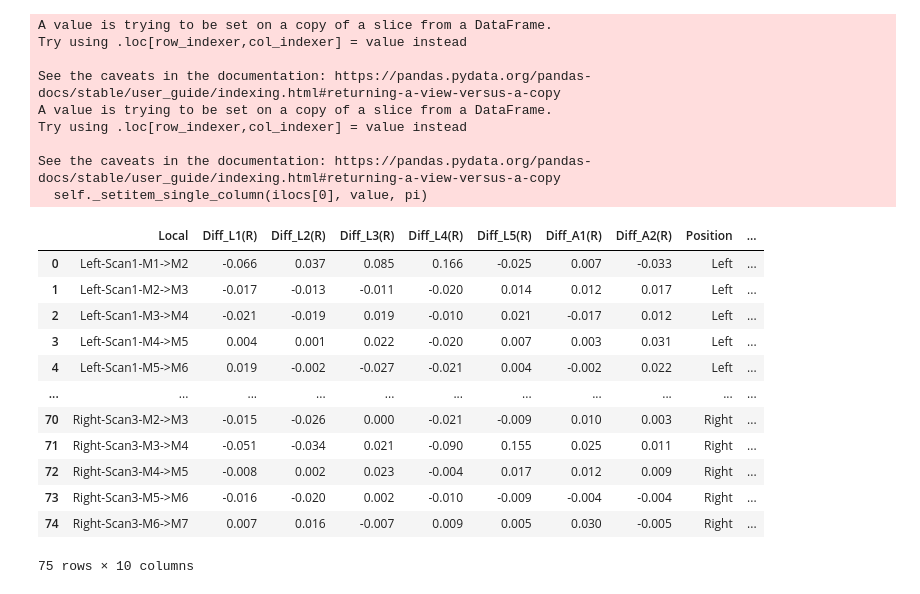
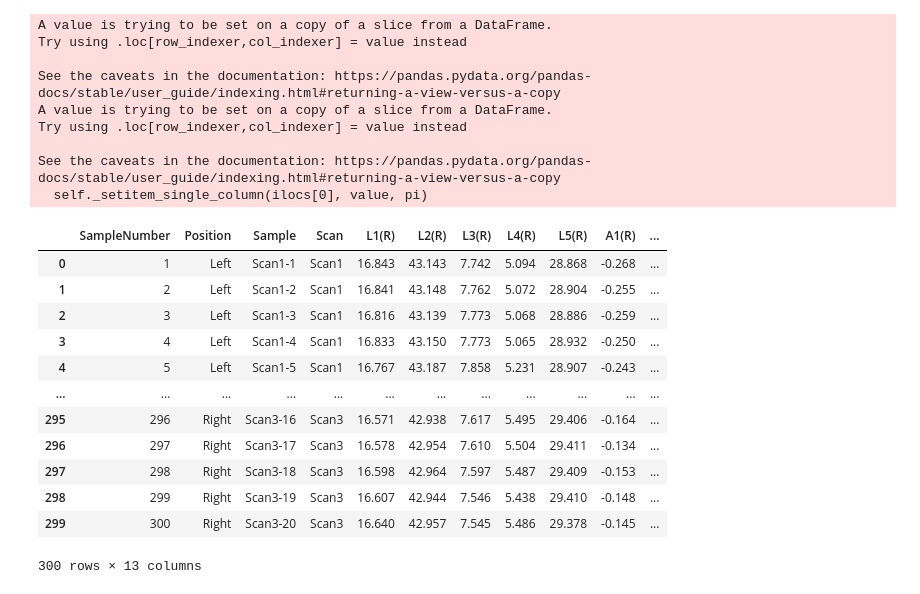
Before and after one commit to adsf98171/code, a Jupyter notebook: Chart_final.ipynb, the cells around one changed output. Drawn from its saved outputs; the diff is of its cells as text; code cells hidden in the pictures.

```diff
--- a/Chart_final.ipynb
+++ b/Chart_final.ipynb
@@ -562,7 +562,26 @@ if __name__ == "__main__":
 #    file_path = file_path.strip().replace('\u202a', '')
 #    df = pd.read_excel(file_path, sheet_name="Control Charts")
     file_path = r'D:\Desktop\charts.xlsx'
-    df = pd.read_excel(file_path)
+    df = pd.read_excel(file_path, sheet_name = "Control Charts")
+
+    scan_subgroup_map_1 = {
+    "Left-Scan1": {"M1": (1, 4), "M2": (5, 9), "M3": (10, 12), "M4": (13, 15), "M5": (16,18), "M6": (19,20)},
+    "Left-Scan2": {"M2": (21, 24), "M3": (25, 26), "M4": (27, 30),"M5": (31, 34), "M6": (35, 36), "M7": (37, 40)},
+    "Left-Scan3": {"M2": (41, 44), "M3": (45, 46), "M4": (47, 50),"M5": (51, 54), "M6": (55, 56), "M7": (57, 60)},
+    "Left-Median-Scan1": {"M2": (61, 64), "M3": (65, 66), "M4": (67, 70),"M5": (71, 74), "M6": (75, 76), "M7": (77, 80)},
+    "Left-Median-Scan2": {"M2": (81, 84), "M3": (85, 86), "M4": (87, 90),"M5": (91, 94), "M6": (95, 96), "M7": (97, 100)},
+    "Left-Median-Scan3": {"M2": (101, 104), "M3": (105, 106), "M4": (107, 110),"M5": (111, 114), "M6": (115, 116), "M7": (117, 120)},
+    "Median-Scan1": {"M2": (121, 124), "M3": (125, 126), "M4": (127, 130),"M5": (131, 134), "M6": (135, 136), "M7": (137, 140)},
+    "Median-Scan2": {"M2": (141, 144), "M3": (145, 146), "M4": (147, 150),"M5": (151, 154), "M6": (155, 156), "M7": (157, 160)},
+    "Median-Scan3": {"M2": (161, 164), "M3": (165, 166), "M4": (167, 170),"M5": (171, 174), "M6": (175, 176), "M7": (177, 180)},
+    "Right-Median-Scan1": {"M2": (181, 184), "M3": (185, 186), "M4": (187, 190),"M5": (191, 194), "M6": (195, 196), "M7": (197, 200)},
+    "Right-Median-Scan2": {"M2": (201, 204), "M3": (205, 206), "M4": (207, 210),"M5": (211, 214), "M6": (215, 216), "M7": (217, 220)},
+    "Right-Median-Scan3": {"M2": (221, 224), "M3": (225, 226), "M4": (227, 230),"M5": (231, 234), "M6": (235, 236), "M7": (237, 240)},
+    "Right-Scan1": {"M2": (241, 244), "M3": (245, 246), "M4": (247, 250),"M5": (251, 254), "M6": (255, 256), "M7": (257, 260)},
+    "Right-Scan2": {"M2": (261, 264), "M3": (265, 266), "M4": (267, 270),"M5": (271, 274), "M6": (275, 276), "M7": (277, 280)},
+    "Right-Scan3": {"M2": (281, 284), "M3": (285, 286), "M4": (287, 290),"M5": (291, 294), "M6": (295, 296), "M7": (297, 300)},
+}
+
 
     # 應用映射規則並新增 Lens 欄位
     df['Lens'] = df.apply(lambda row: Chart.get_lens_value(row['Scan'], row['Position'], row['SampleNumber']), axis=1)
@@ -662,21 +681,23 @@ if __name__ == "__main__":
     wb.save(os.path.join("D:\Desktop", "charts.xlsx"))#輸出位置與檔名
     wb.close()
     app.quit()
+# %%
+df
+# %% [output]
+|  | SampleNumber | Position | Sample | Scan | L1(R) | L2(R) | L3(R) | L4(R) | L5(R) | A1(R) | ... |
+| 0 | 1 | Left | Scan1-1 | Scan1 | 16.843 | 43.143 | 7.742 | 5.094 | 28.868 | -0.268 | ... |
+| 1 | 2 | Left | Scan1-2 | Scan1 | 16.841 | 43.148 | 7.762 | 5.072 | 28.904 | -0.255 | ... |
+| 2 | 3 | Left | Scan1-3 | Scan1 | 16.816 | 43.139 | 7.773 | 5.068 | 28.886 | -0.259 | ... |
+| 3 | 4 | Left | Scan1-4 | Scan1 | 16.833 | 43.150 | 7.773 | 5.065 | 28.932 | -0.250 | ... |
+| 4 | 5 | Left | Scan1-5 | Scan1 | 16.767 | 43.187 | 7.858 | 5.231 | 28.907 | -0.243 | ... |
+| ... | ... | ... | ... | ... | ... | ... | ... | ... | ... | ... | ... |
+| 295 | 296 | Right | Scan3-16 | Scan3 | 16.571 | 42.938 | 7.617 | 5.495 | 29.406 | -0.164 | ... |
+| 296 | 297 | Right | Scan3-17 | Scan3 | 16.578 | 42.954 | 7.610 | 5.504 | 29.411 | -0.134 | ... |
+| 297 | 298 | Right | Scan3-18 | Scan3 | 16.598 | 42.964 | 7.597 | 5.487 | 29.409 | -0.153 | ... |
+| 298 | 299 | Right | Scan3-19 | Scan3 | 16.607 | 42.944 | 7.546 | 5.438 | 29.410 | -0.148 | ... |
+| 299 | 300 | Right | Scan3-20 | Scan3 | 16.640 | 42.957 | 7.545 | 5.486 | 29.378 | -0.145 | ... |
+300 rows × 13 columns
 # %%
 Diff_df
-# %% [output]
-|  | Local | Diff_L1(R) | Diff_L2(R) | Diff_L3(R) | Diff_L4(R) | Diff_L5(R) | Diff_A1(R) | Diff_A2(R) | Position | ... |
-| 0 | Left-Scan1-M1->M2 | -0.066 | 0.037 | 0.085 | 0.166 | -0.025 | 0.007 | -0.033 | Left | ... |
-| 1 | Left-Scan1-M2->M3 | -0.017 | -0.013 | -0.011 | -0.020 | 0.014 | 0.012 | 0.017 | Left | ... |
-| 2 | Left-Scan1-M3->M4 | -0.021 | -0.019 | 0.019 | -0.010 | 0.021 | -0.017 | 0.012 | Left | ... |
-| 3 | Left-Scan1-M4->M5 | 0.004 | 0.001 | 0.022 | -0.020 | 0.007 | 0.003 | 0.031 | Left | ... |
-| 4 | Left-Scan1-M5->M6 | 0.019 | -0.002 | -0.027 | -0.021 | 0.004 | -0.002 | 0.022 | Left | ... |
-| ... | ... | ... | ... | ... | ... | ... | ... | ... | ... | ... |
-| 70 | Right-Scan3-M2->M3 | -0.015 | -0.026 | 0.000 | -0.021 | -0.009 | 0.010 | 0.003 | Right | ... |
-| 71 | Right-Scan3-M3->M4 | -0.051 | -0.034 | 0.021 | -0.090 | 0.155 | 0.025 | 0.011 | Right | ... |
-| 72 | Right-Scan3-M4->M5 | -0.008 | 0.002 | 0.023 | -0.004 | 0.017 | 0.012 | 0.009 | Right | ... |
-| 73 | Right-Scan3-M5->M6 | -0.016 | -0.020 | 0.002 | -0.010 | -0.009 | -0.004 | -0.004 | Right | ... |
-| 74 | Right-Scan3-M6->M7 | 0.007 | 0.016 | -0.007 | 0.009 | 0.005 | 0.030 | -0.005 | Right | ... |
-75 rows × 10 columns
 # %%
 data_Left
```
Also changed, not shown: parts of 7 cells of this notebook.
